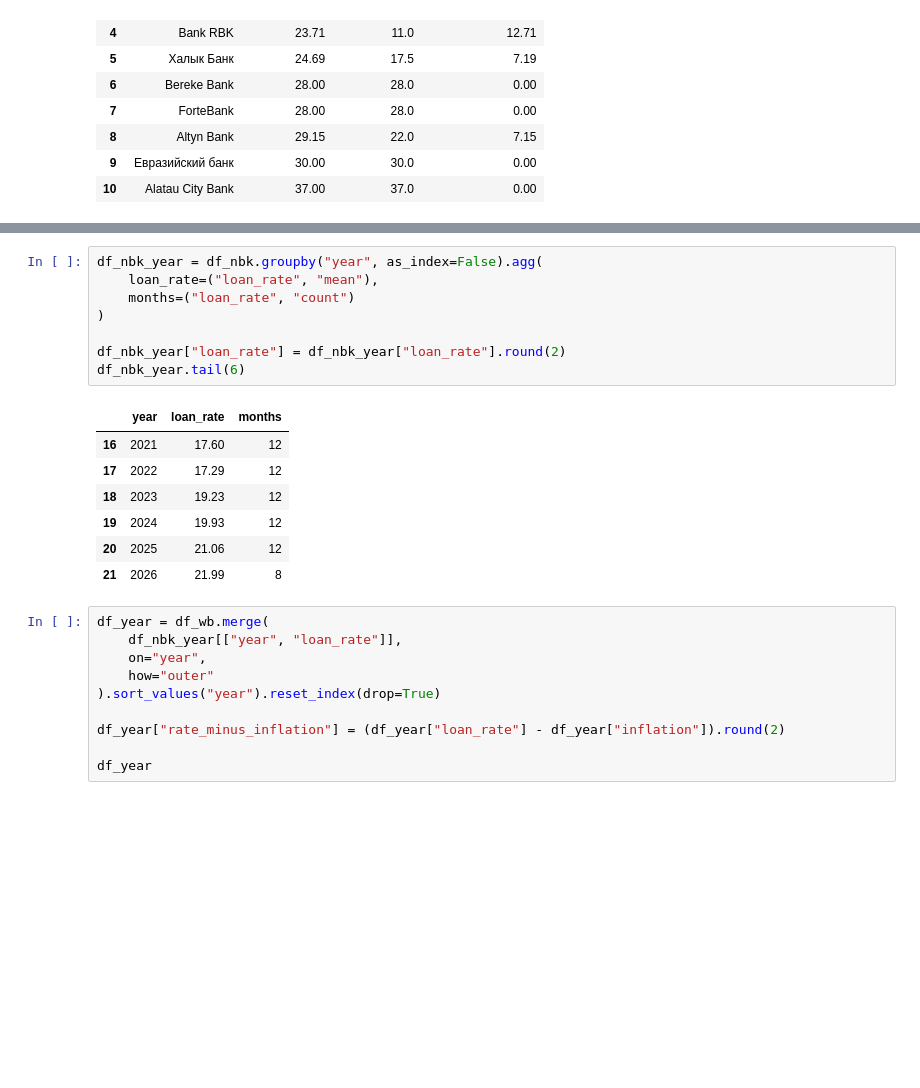
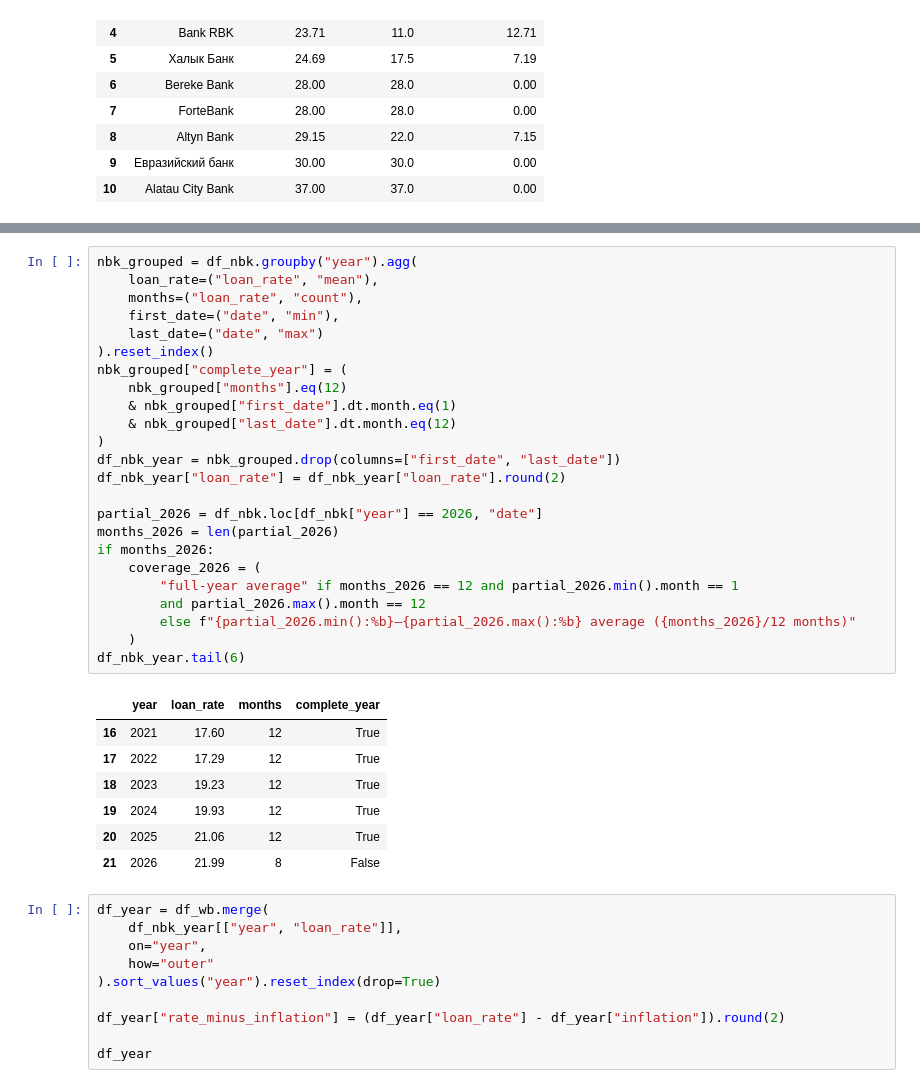
Before and after one commit to aigerimzhumzhumina/DCP-SIS1, a Jupyter notebook: DCP SIS1 Project/project.ipynb, the cells around one changed output, grey strips where cells are left out. Drawn from its saved outputs; the diff is of its cells as text; blank space fills up the shorter version.

```diff
--- a/DCP SIS1 Project/project.ipynb
+++ b/DCP SIS1 Project/project.ipynb
@@ -404,21 +426,37 @@ Period: 2005-01-01 - 2026-08-01
 | 258 | 2026-07-01 | 21.639529 | 2026 |
 | 259 | 2026-08-01 | 21.931810 | 2026 |
 # %%
-df_nbk_year = df_nbk.groupby("year", as_index=False).agg(
+nbk_grouped = df_nbk.groupby("year").agg(
     loan_rate=("loan_rate", "mean"),
-    months=("loan_rate", "count")
+    months=("loan_rate", "count"),
+    first_date=("date", "min"),
+    last_date=("date", "max")
+).reset_index()
+nbk_grouped["complete_year"] = (
+    nbk_grouped["months"].eq(12)
+    & nbk_grouped["first_date"].dt.month.eq(1)
+    & nbk_grouped["last_date"].dt.month.eq(12)
 )
+df_nbk_year = nbk_grouped.drop(columns=["first_date", "last_date"])
+df_nbk_year["loan_rate"] = df_nbk_year["loan_rate"].round(2)
 
-df_nbk_year["loan_rate"] = df_nbk_year["loan_rate"].round(2)
+partial_2026 = df_nbk.loc[df_nbk["year"] == 2026, "date"]
+months_2026 = len(partial_2026)
+if months_2026:
+    coverage_2026 = (
+        "full-year average" if months_2026 == 12 and partial_2026.min().month == 1
+        and partial_2026.max().month == 12
+        else f"{partial_2026.min():%b}–{partial_2026.max():%b} average ({months_2026}/12 months)"
+    )
 df_nbk_year.tail(6)
 # %% [output]
-|  | year | loan_rate | months |
-| 16 | 2021 | 17.60 | 12 |
-| 17 | 2022 | 17.29 | 12 |
-| 18 | 2023 | 19.23 | 12 |
-| 19 | 2024 | 19.93 | 12 |
-| 20 | 2025 | 21.06 | 12 |
-| 21 | 2026 | 21.99 | 8 |
+|  | year | loan_rate | months | complete_year |
+| 16 | 2021 | 17.60 | 12 | True |
+| 17 | 2022 | 17.29 | 12 | True |
+| 18 | 2023 | 19.23 | 12 | True |
+| 19 | 2024 | 19.93 | 12 | True |
+| 20 | 2025 | 21.06 | 12 | True |
+| 21 | 2026 | 21.99 | 8 | False |
 # %%
 df_year = df_wb.merge(
     df_nbk_year[["year", "loan_rate"]],
```
Also changed, not shown: parts of 10 cells of this notebook.
